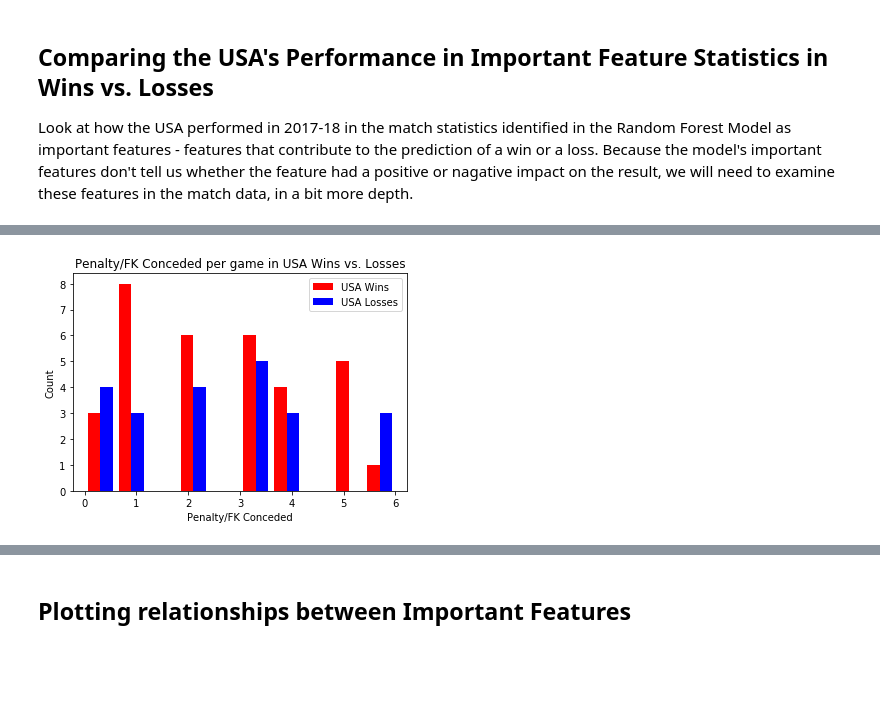
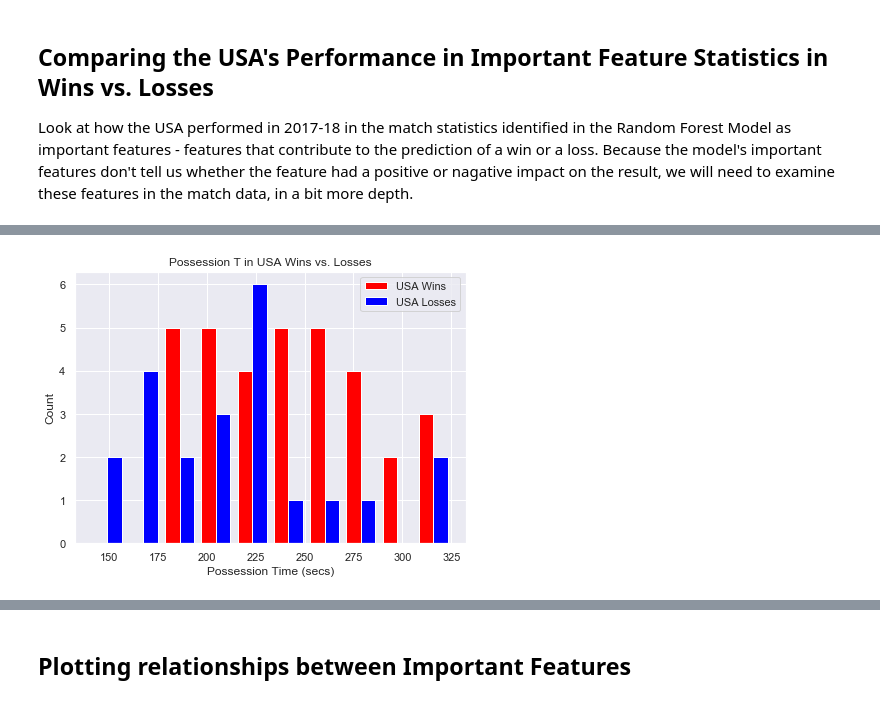
Before and after one commit to chudzikr/Data_Storytelling, a Jupyter notebook: Data Storytelling Exercise.ipynb, the cells around one changed output, grey strips where cells are left out. Cells and saved outputs as stored; diff of their text form; code cells hidden in the pictures; blank space fills up the shorter version.

Commit message:
Add revised data and notebook with additional narrative

```diff
--- a/Data Storytelling Exercise.ipynb
+++ b/Data Storytelling Exercise.ipynb
@@ -64,4 +66,5 @@ df.describe()
 # %%
-df['Date'] = pd.to_datetime(df['Date'], format="%m/%d/%Y")
-type(df['Date'][0])
-df['Date'][0]
+# convert 'Date' column to proper datetime format
+#df['Date'] = pd.to_datetime(df['Date'], format="%m/%d/%Y")
+#type(df['Date'][0])
+#df['Date'][0]
@@ -181,0 +292,23 @@ Difference in mean Tries Conceded: -2.32
+# %%
+# Create a barplot of 'Passes' across the season
+
+sns.set(style="whitegrid")
+# set figure size
+sns.set(rc={'figure.figsize':(7,5)})
+# set color palette
+flatui = ["#3498db", "#e74c3c", "#95a5a6"]
+sns.set_palette(flatui)
+
+legend = ['Win', 'Loss', 'Tie']
+plt.legend(legend)
+
+# rotate and right align tournament labels
+plt.xticks(rotation=45, ha='right')
+# set plot and plot parameters
+ax = sns.barplot(x='Tournament', y='Passes', hue='Result', data=impt_feat) #
+ax.axes.set_title("Total Passes, 2017-18 Season",fontsize=20)
+ax.set_xlabel('Tournament',fontsize=16)
+ax.set_ylabel('Passes',fontsize=16)
+#ax.tick_params(labelsize=5)
+
+plt.show()
@@ -356,13 +478,13 @@ plt.show()
 # %%
-#Create a histogram of 'Penalty/FK Conceded'
-wins = usa_w['Penalty/FK Conceded']
-losses = usa_l['Penalty/FK Conceded']
+#Possession Time
+poss_wins = usa_w['Possession Time']
+poss_losses = usa_l['Possession Time']
 legend = ['USA Wins', 'USA Losses']
-plt.hist([wins, losses], color=['red', 'blue'], bins=10)
+plt.hist([poss_wins, poss_losses], color=['red', 'blue'], bins=10)
 plt.ylabel('Count')
-plt.xlabel('Penalty/FK Conceded')
+plt.xlabel('Possession Time (secs)')
 plt.legend(legend)
-plt.title('Penalty/FK Conceded per game in USA Wins vs. Losses')
+plt.title('Possession T in USA Wins vs. Losses')
 plt.show()
 # %% [output]
-[figure, old version]
+[figure, new version]
```
Also changed, not shown: parts of 82 cells of this notebook.
